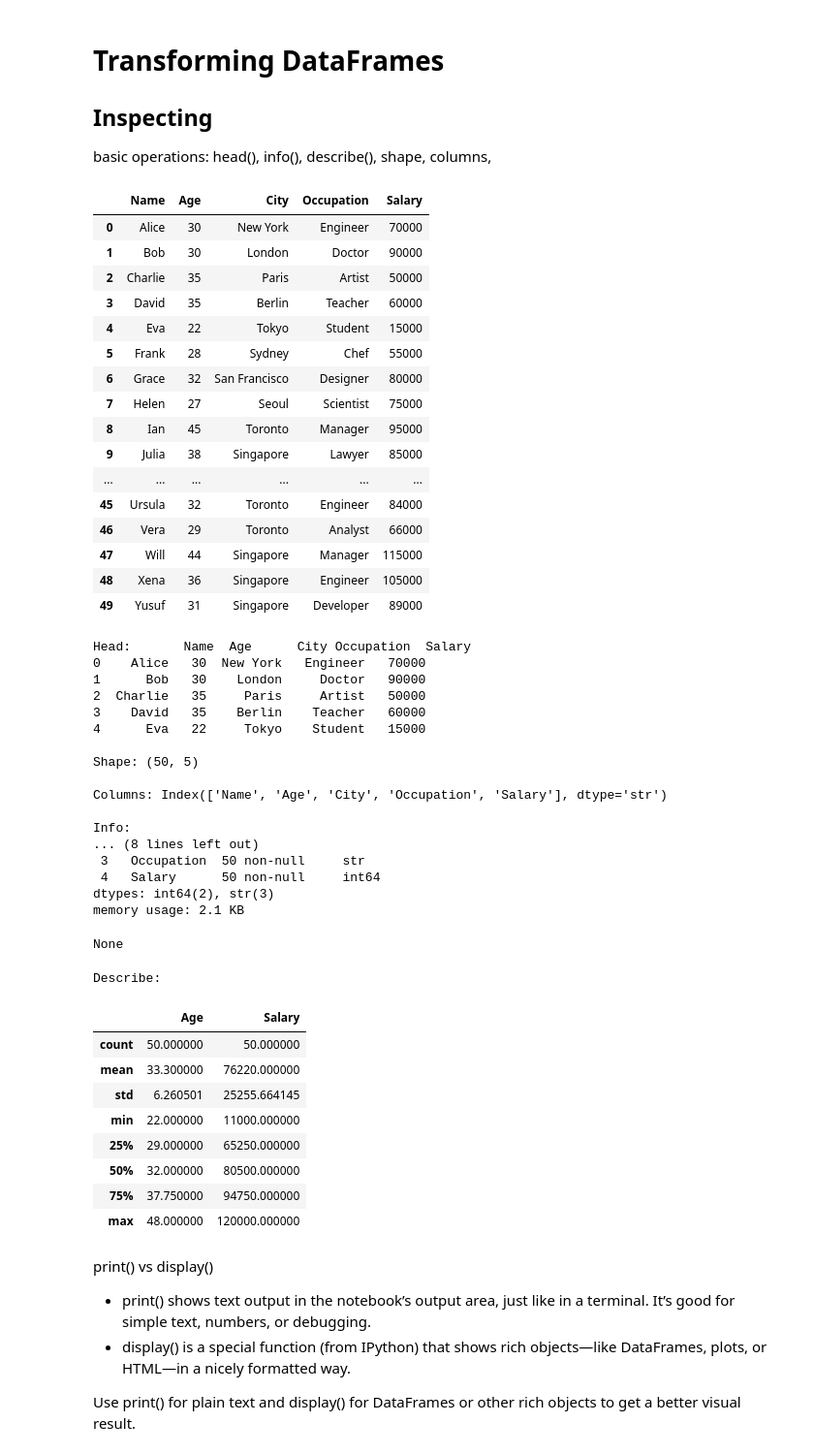
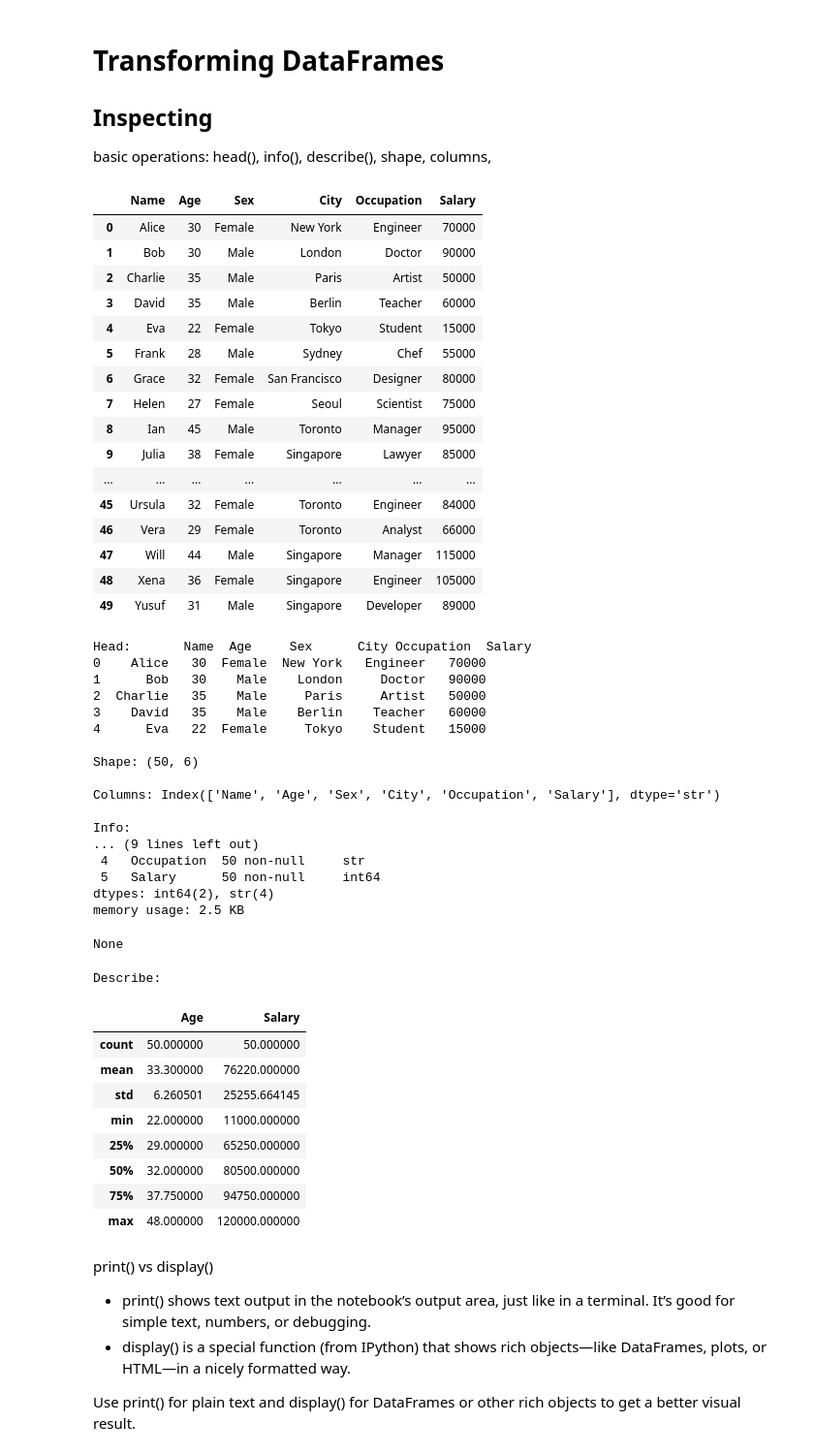
Before and after one commit to Jing-Gu/data-science-roadmap, a Jupyter notebook: pandas_data_manipulation.ipynb, the cells around one changed output. Shown at 97% size. Cells and saved outputs as stored; diff of their text form; code cells hidden in the pictures.

```diff
--- a/pandas_data_manipulation.ipynb
+++ b/pandas_data_manipulation.ipynb
@@ -47,55 +48,55 @@ Site-packages    : ['c:\\Users\\gujin\\Dev\\J-Notebook\\venv', 'c:\\Users\\gujin
 basic operations: head(), info(), describe(), shape, columns,
 # %%
 # Read the CSV file into a DataFrame
-csv_path = 'dummy_data.csv'
+csv_path = 'data/dummy_employees.csv'
 df_csv = pd.read_csv(csv_path)
 
 # Display the DataFrame
 display(df_csv)
 
 # Inspecting the DataFrame
 print("\nHead:", df_csv.head()) # head(): Display the first few rows of the DataFrame
 print("\nShape:", df_csv.shape) # shape: Get the number of rows and columns in the DataFrame
 print("\nColumns:", df_csv.columns) # columns: Get the column names of the DataFrame
 print("\nInfo:")
 display(df_csv.info()) # info(): Get a concise summary of the DataFrame, including data types and non-null counts
 print("\nDescribe:")
 display(df_csv.describe()) # describe(): Generate a few summary statistics for each column
 # %% [output]
-|  | Name | Age | City | Occupation | Salary |
-| 0 | Alice | 30 | New York | Engineer | 70000 |
-| 1 | Bob | 30 | London | Doctor | 90000 |
-| 2 | Charlie | 35 | Paris | Artist | 50000 |
-| 3 | David | 35 | Berlin | Teacher | 60000 |
-| 4 | Eva | 22 | Tokyo | Student | 15000 |
-| 5 | Frank | 28 | Sydney | Chef | 55000 |
-| 6 | Grace | 32 | San Francisco | Designer | 80000 |
-| 7 | Helen | 27 | Seoul | Scientist | 75000 |
-| 8 | Ian | 45 | Toronto | Manager | 95000 |
-| 9 | Julia | 38 | Singapore | Lawyer | 85000 |
-| ... | ... | ... | ... | ... | ... |
-| 45 | Ursula | 32 | Toronto | Engineer | 84000 |
-| 46 | Vera | 29 | Toronto | Analyst | 66000 |
-| 47 | Will | 44 | Singapore | Manager | 115000 |
-| 48 | Xena | 36 | Singapore | Engineer | 105000 |
-| 49 | Yusuf | 31 | Singapore | Developer | 89000 |
+|  | Name | Age | Sex | City | Occupation | Salary |
+| 0 | Alice | 30 | Female | New York | Engineer | 70000 |
+| 1 | Bob | 30 | Male | London | Doctor | 90000 |
+| 2 | Charlie | 35 | Male | Paris | Artist | 50000 |
+| 3 | David | 35 | Male | Berlin | Teacher | 60000 |
+| 4 | Eva | 22 | Female | Tokyo | Student | 15000 |
+| 5 | Frank | 28 | Male | Sydney | Chef | 55000 |
+| 6 | Grace | 32 | Female | San Francisco | Designer | 80000 |
+| 7 | Helen | 27 | Female | Seoul | Scientist | 75000 |
+| 8 | Ian | 45 | Male | Toronto | Manager | 95000 |
+| 9 | Julia | 38 | Female | Singapore | Lawyer | 85000 |
+| ... | ... | ... | ... | ... | ... | ... |
+| 45 | Ursula | 32 | Female | Toronto | Engineer | 84000 |
+| 46 | Vera | 29 | Female | Toronto | Analyst | 66000 |
+| 47 | Will | 44 | Male | Singapore | Manager | 115000 |
+| 48 | Xena | 36 | Female | Singapore | Engineer | 105000 |
+| 49 | Yusuf | 31 | Male | Singapore | Developer | 89000 |
-Head:       Name  Age      City Occupation  Salary
-0    Alice   30  New York   Engineer   70000
-1      Bob   30    London     Doctor   90000
-2  Charlie   35     Paris     Artist   50000
-3    David   35    Berlin    Teacher   60000
-4      Eva   22     Tokyo    Student   15000
+Head:       Name  Age     Sex      City Occupation  Salary
+0    Alice   30  Female  New York   Engineer   70000
+1      Bob   30    Male    London     Doctor   90000
+2  Charlie   35    Male     Paris     Artist   50000
+3    David   35    Male    Berlin    Teacher   60000
+4      Eva   22  Female     Tokyo    Student   15000
 
-Shape: (50, 5)
+Shape: (50, 6)
 
-Columns: Index(['Name', 'Age', 'City', 'Occupation', 'Salary'], dtype='str')
+Columns: Index(['Name', 'Age', 'Sex', 'City', 'Occupation', 'Salary'], dtype='str')
 
 Info:
-... (8 lines left out)
- 3   Occupation  50 non-null     str
- 4   Salary      50 non-null     int64
-dtypes: int64(2), str(3)
-memory usage: 2.1 KB
+... (9 lines left out)
+ 4   Occupation  50 non-null     str
+ 5   Salary      50 non-null     int64
+dtypes: int64(2), str(4)
+memory usage: 2.5 KB
 None
 Describe:
 |  | Age | Salary |
```
Also changed, not shown: parts of 42 cells of this notebook, 6 other files.
